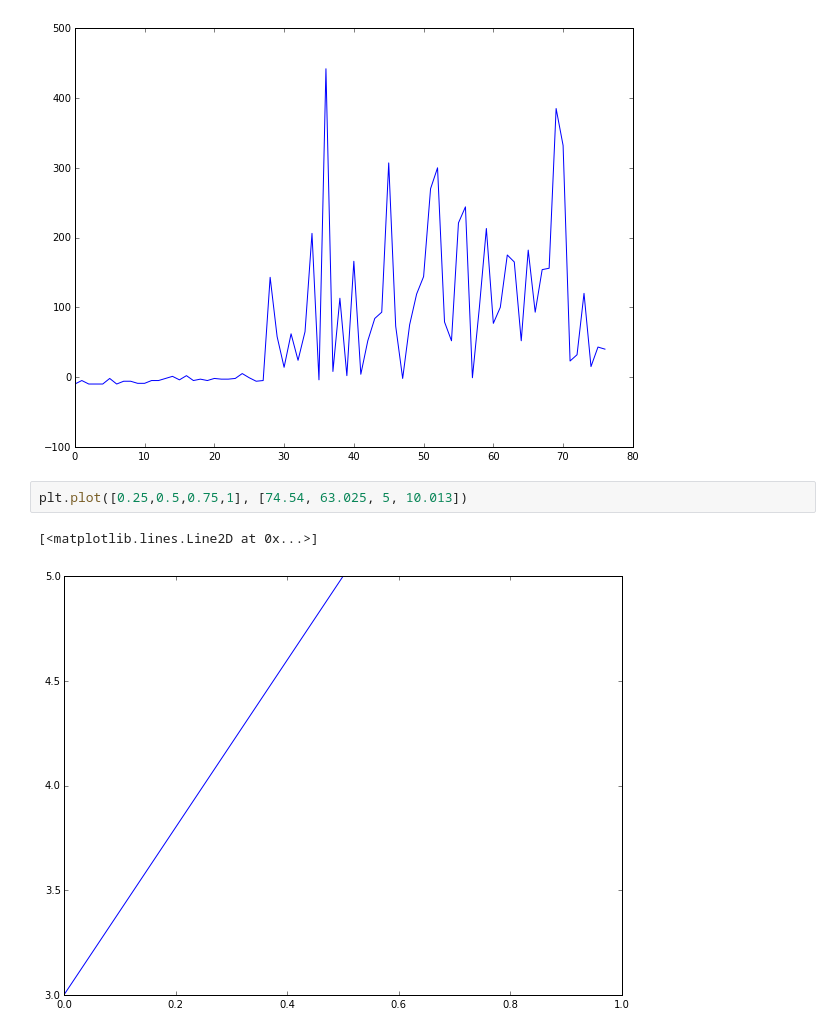
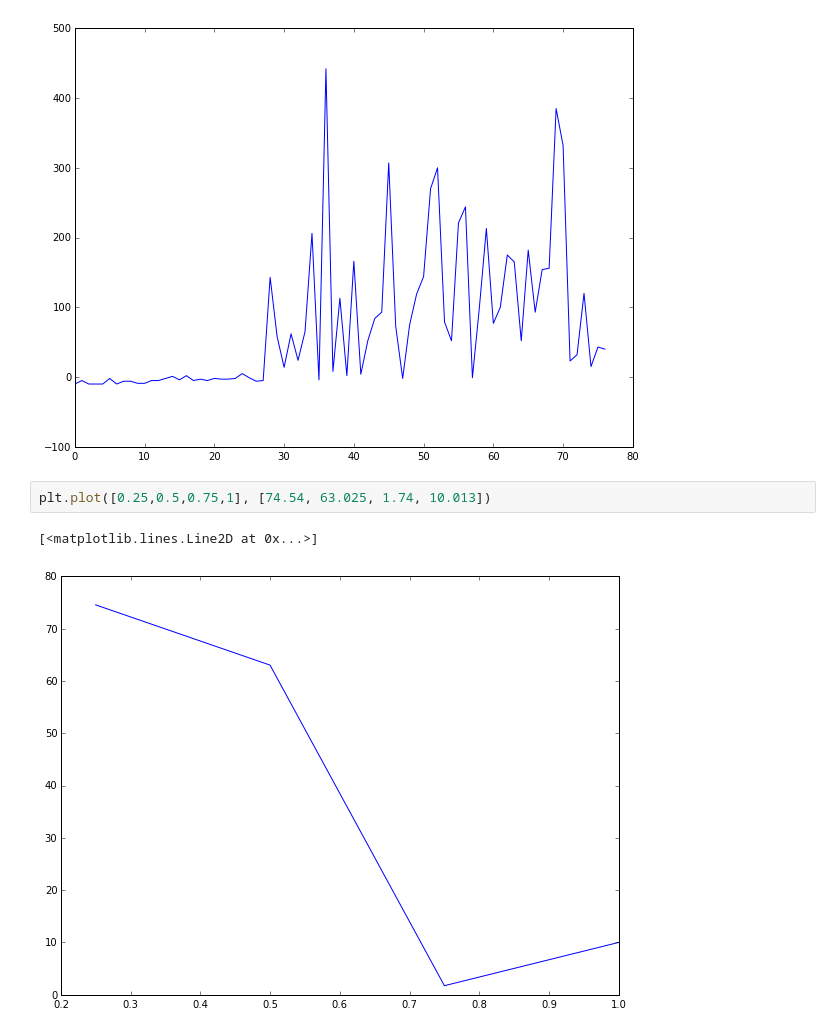
Before and after one commit to georgewu2/cs181-practical4, a Jupyter notebook: practical 4.ipynb, the cells around one changed output. Saved outputs shown, nothing was run; the diff lists cells and outputs as text.

```diff
--- a/practical 4.ipynb
+++ b/practical 4.ipynb
@@ -23,7 +28,7 @@ plt.plot(range(0,77), scores)
 [<matplotlib.lines.Line2D at 0x...>]
 [figure]
 # %%
-plt.plot([0.25,0.5,0.75,1], [74.54, 63.025, 5, 10.013])
+plt.plot([0.25,0.5,0.75,1], [74.54, 63.025, 1.74, 10.013])
 # %% [output]
 [<matplotlib.lines.Line2D at 0x...>]
-[figure, old version]
+[figure, new version]
```
Also changed, not shown: parts of 2 cells of this notebook, 5 other files.
